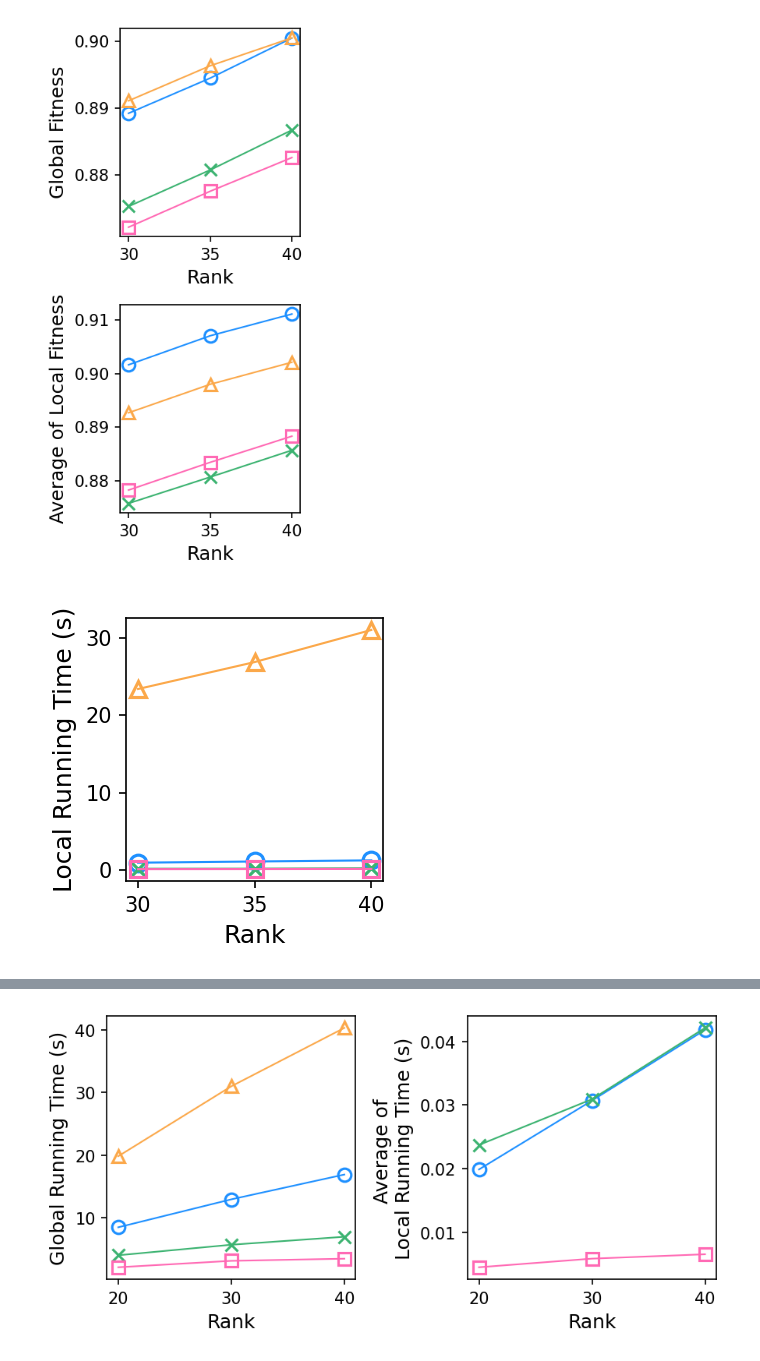
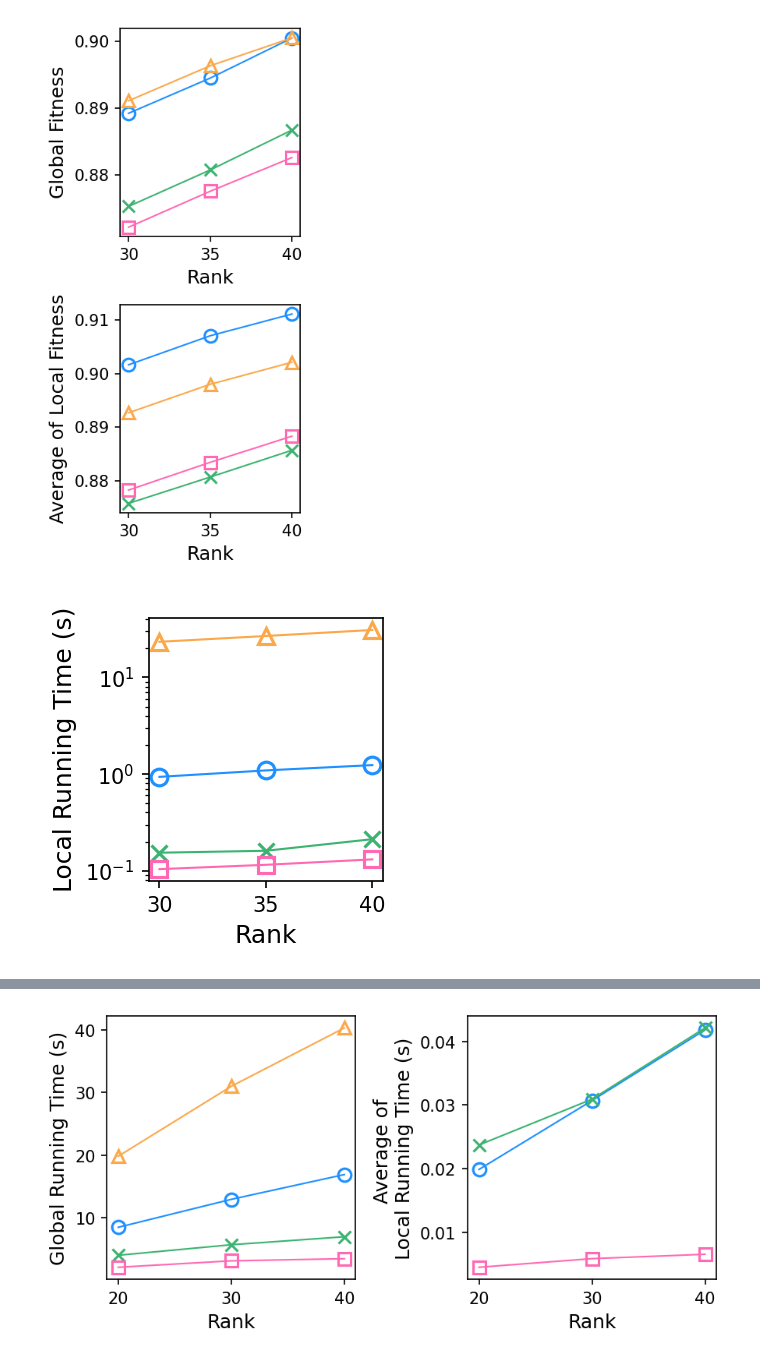
Before and after one commit to lucetre-snu/dao-cp, a Jupyter notebook: Proposed Method/7_speed_accuracy.ipynb, the cells around one changed output, grey strips where cells are left out. Drawn from its saved outputs; the diff is of its cells as text; code cells hidden in the pictures.

```diff
--- a/Proposed Method/7_speed_accuracy.ipynb
+++ b/Proposed Method/7_speed_accuracy.ipynb
@@ -84,31 +84,32 @@ plot_acc(('hall-30', 'hall-35', 'hall-40'), 'acc_hall')
 def plot_rt(datasets, name):
     colors = ('dodgerblue','mediumseagreen', 'hotpink', '#fba84a')
     libs = ("dao", "dtd", "ocp", 'fcp')
     patterns = ( "" , "\\\\\\\\\\" , "////" , "xxxx")
     markers = ("o", "x", "s", "^", "4")
     ticks = [e.split('-')[-1] for e in datasets]
     index = np.arange(3)
 
     # create plot
     fig, ax = plt.subplots(1, 1, figsize = (2.5, 2.5), dpi = 150)
 
+    plt.yscale('log')
     ax.tick_params(axis='y')
     ax.set_xlabel('Rank', size=12)
     ax.set_xticks(index)
     ax.set_xticklabels(ticks)
     ax.set_ylabel('Local Running Time (s)', size=12)
     for i, (color, lib) in enumerate(zip(colors, libs)):
         acc_list = [results[dataset][lib][3] for dataset in datasets]
         ax.plot(index, acc_list, color=colors[i], marker=markers[i], linewidth=1, markersize=8, markerfacecolor="None", markeredgewidth=1.5)
 
     fig.tight_layout()  # otherwise the right y-label is slightly clipped
     plt.savefig(f'./plots/{name}.svg', bbox_inches = 'tight', pad_inches = 0)
 #     plt.show()
 
 # plot_rt(('synthetic-20', 'synthetic-30', 'synthetic-40'), 'rt_synthetic')
 # plot_rt(('video-20', 'video-30', 'video-40'), 'rt_video')
 # plot_rt(('stock-20', 'stock-22', 'stock-24'), 'rt_stock')
 plot_rt(('hall-30', 'hall-35', 'hall-40'), 'rt_hall')
 # plot_rt(('korea-30', 'korea-40', 'korea-50'), 'rt_korea')
 # %% [output]
-[figure, old version]
+[figure, new version]
```
Also changed, not shown: parts of 2 cells of this notebook, 9 other files.
